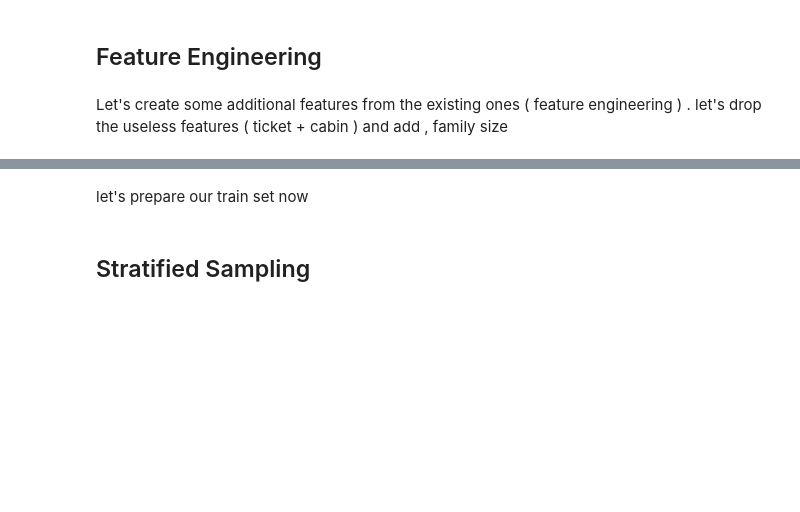
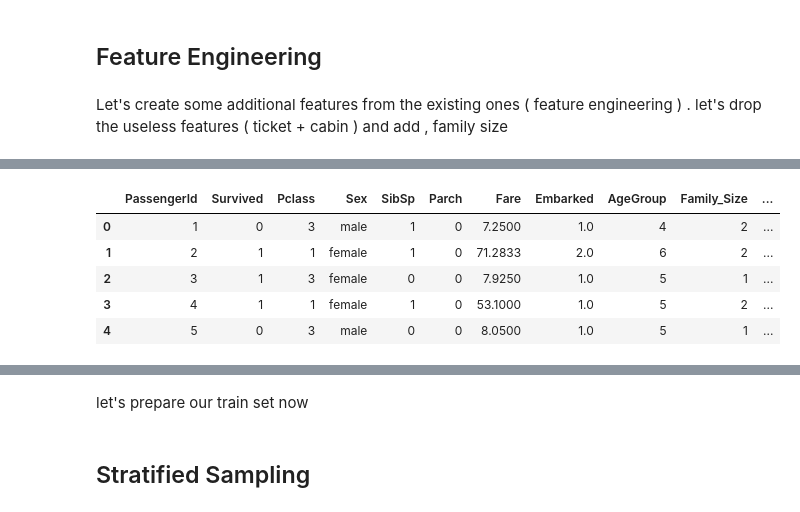
Before and after one commit to Chamiln17/Titanic_Disaster_Detection, a Jupyter notebook: Titanic.ipynb, the cells around one changed output, grey strips where cells are left out. Saved outputs shown, nothing was run; the diff lists cells and outputs as text; code cells hidden in the pictures; blank space fills up the shorter version.

```diff
--- a/Titanic.ipynb
+++ b/Titanic.ipynb
@@ -227,8 +243,0 @@ KeyError: 'Title'
-# %%
-age_title_mapping = {1: "Young Adult", 2: "Student", 3: "Adult", 4: "Baby", 5: "Adult", 6: "Adult"}
-
-#I tried to get this code to work with using .map(), but couldn't.
-#I've put down a less elegant, temporary solution for now.
-train_df = train_df.fillna({"Age": train_df["Title"].map(age_title_mapping)})
-test_df = test_df.fillna({"Age": test_df["Title"].map(age_title_mapping)})
-train_df.head()
@@ -244,0 +278,6 @@ train_df["Title"].value_counts()
+# %%
+#map each Age value to a numerical value
+age_mapping = {"Unknown":0,'Baby': 1, 'Child': 2, 'Teenager': 3, 'Student': 4, 'Young Adult': 5, 'Adult': 6, 'Senior': 7}
+train_df['AgeGroup'] = train_df['AgeGroup'].map(age_mapping)
+test_df['AgeGroup'] = test_df['AgeGroup'].map(age_mapping)
+train_df.head()
@@ -244,0 +291,7 @@ train_df["Title"].value_counts()
+# %%
+#dropping the Age feature for now, might change
+train_df = train_df.drop(['Age'], axis = 1)
+test_df = test_df.drop(['Age'], axis = 1)
+#dropping the Ticket and cabin feature for now, might change
+train_df = train_df.drop(['Cabin','Ticket',"Name"], axis = 1)
+test_df = test_df.drop(['Cabin','Ticket',"Name"], axis = 1)
@@ -244,0 +307,12 @@ train_df["Title"].value_counts()
+# %%
+emabrked_mapping = {"S": 1, "C": 2, "Q": 3}
+train_df['Embarked'] = train_df['Embarked'].map(emabrked_mapping)
+test_df['Embarked'] = test_df['Embarked'].map(emabrked_mapping)
+train_df.head()
+# %% [output]
+|  | PassengerId | Survived | Pclass | Sex | SibSp | Parch | Fare | Embarked | AgeGroup | Family_Size | ... |
+| 0 | 1 | 0 | 3 | male | 1 | 0 | 7.2500 | 1.0 | 4 | 2 | ... |
+| 1 | 2 | 1 | 1 | female | 1 | 0 | 71.2833 | 2.0 | 6 | 2 | ... |
+| 2 | 3 | 1 | 3 | female | 0 | 0 | 7.9250 | 1.0 | 5 | 1 | ... |
+| 3 | 4 | 1 | 1 | female | 1 | 0 | 53.1000 | 1.0 | 5 | 2 | ... |
+| 4 | 5 | 0 | 3 | male | 0 | 0 | 8.0500 | 1.0 | 5 | 1 | ... |
```
Also changed, not shown: parts of 38 cells of this notebook.
